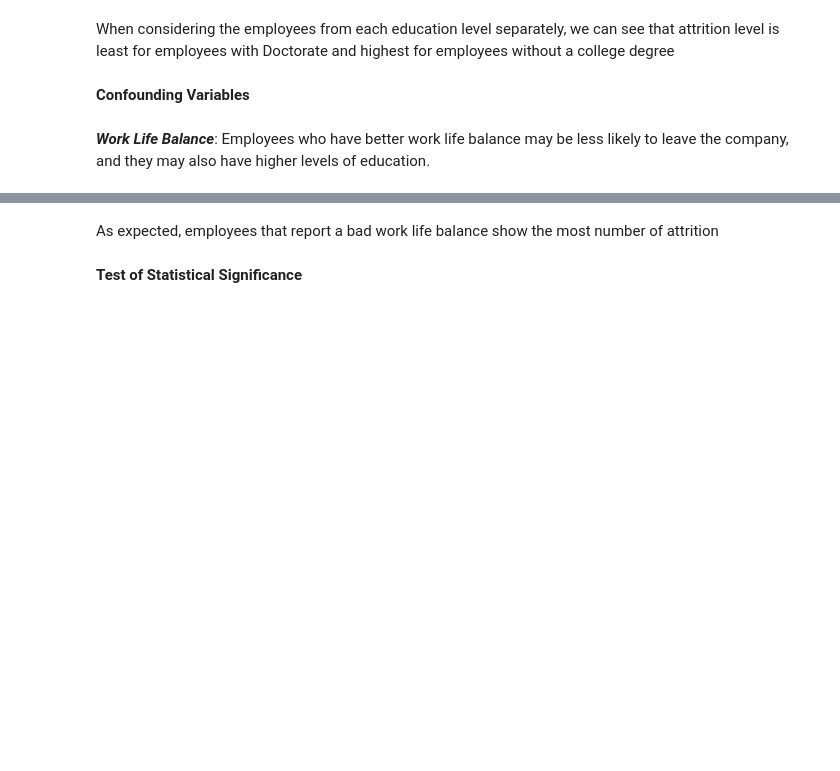
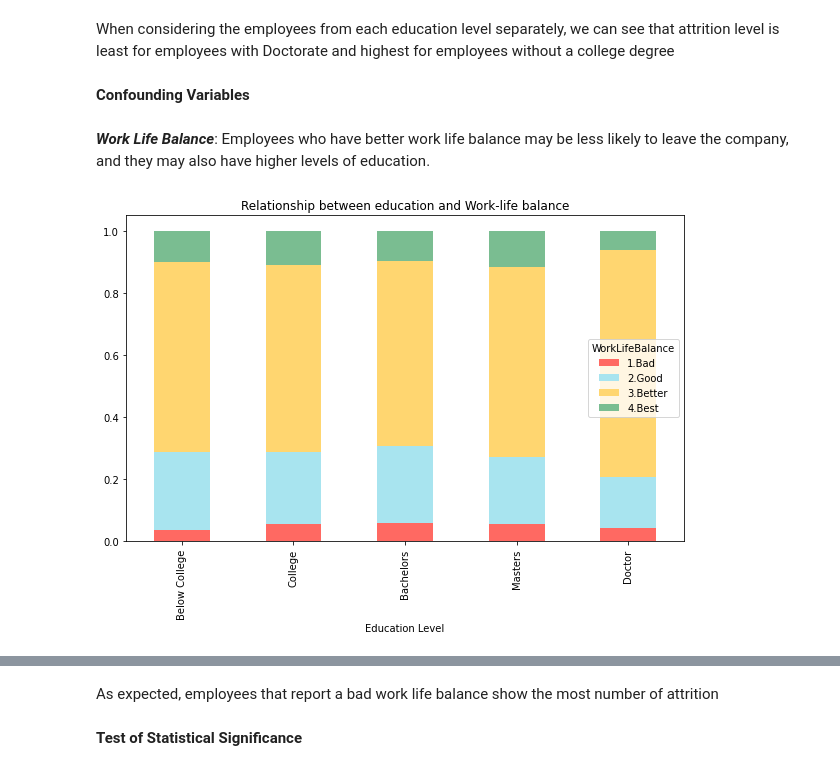
Before and after one commit to SnSabu/congressional-analysis, a Jupyter notebook: EmployeeAttrition.ipynb, the cells around one changed output, grey strips where cells are left out. Cells and saved outputs as stored; diff of their text form; code cells hidden in the pictures; blank space fills up the shorter version.

```diff
--- a/EmployeeAttrition.ipynb
+++ b/EmployeeAttrition.ipynb
@@ -99,3 +112,26 @@ When considering the employees from each education level separately, we can see
 **Confounding Variables**
 # %% [markdown]
 ***Work Life Balance***: Employees who have better work life balance may be less likely to leave the company, and they may also have higher levels of education.
+# %%
+import matplotlib.pyplot as plt
+import pandas as pd
+
+Employee_Attrition['WorkLifeBalance'] = Employee_Attrition['WorkLifeBalance'].replace({1: '1.Bad', 2: '2.Good', 3: '3.Better', 4: '4.Best'})
+edu_order = ['Below College', 'College', 'Bachelors', 'Masters', 'Doctor']
+grouped = Employee_Attrition.groupby(['EducationLevel', 'WorkLifeBalance']).size().unstack()
+
+totals = grouped.sum(axis=1)
+percentages = grouped.divide(totals, axis=0)
+percentages = percentages.reindex(edu_order)
+
+colors = ['#FF6962', "#A8E4EF", "#FFD670", '#7ABD91']
+
+ax = percentages.plot(kind='bar', stacked=True, figsize=(10, 6), color=colors)
+
+ax.set_xlabel('Education Level')
+#ax.set_ylabel('')
+ax.set_title('Relationship between education and Work-life balance')
+
+plt.show()
+# %% [output]
+[figure, added]
```
Also changed, not shown: parts of 15 cells of this notebook.
